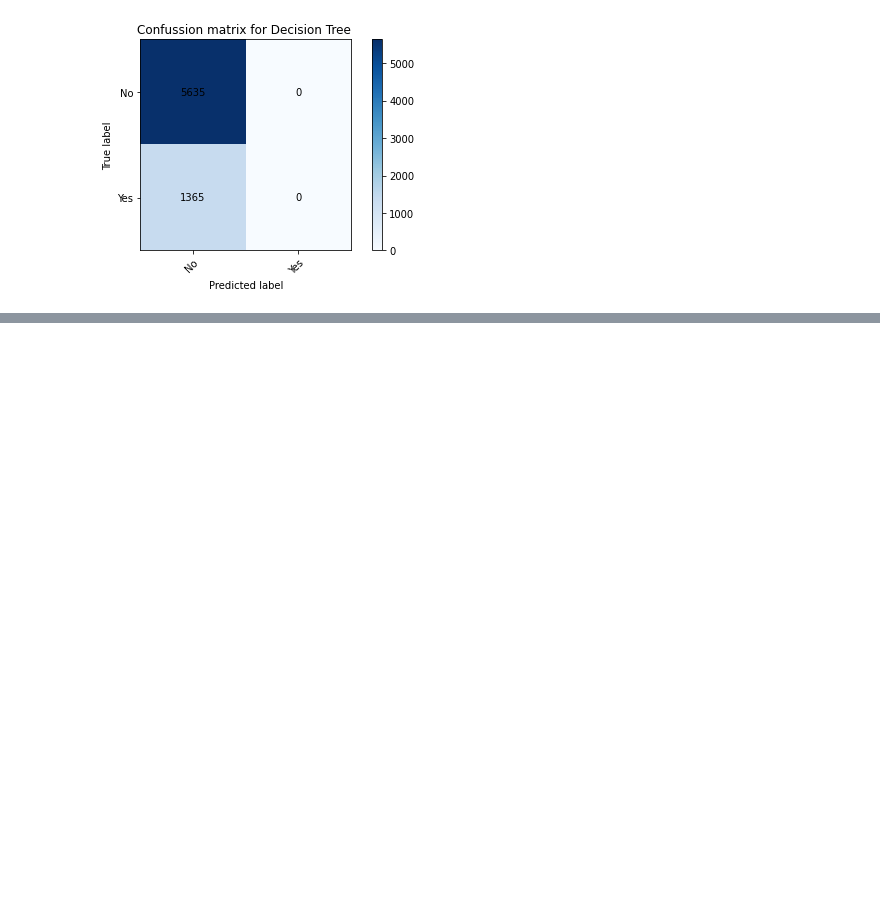
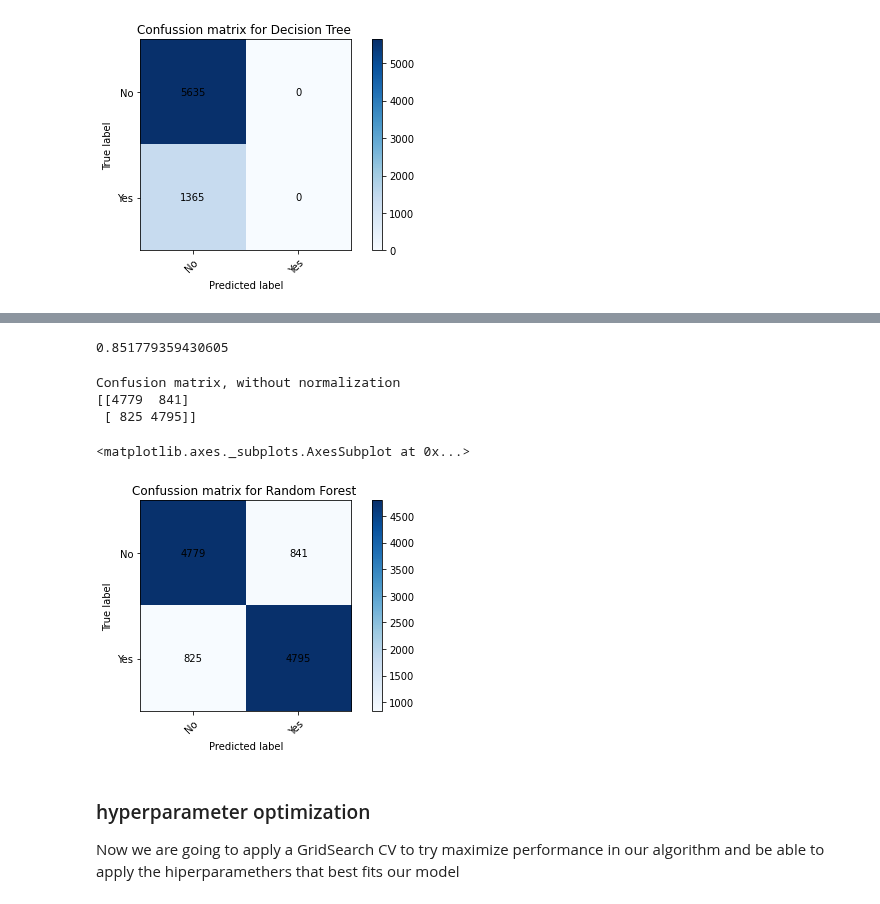
Before and after one commit to sarasabino/Accident_Rate_Project, a Jupyter notebook: Src/Notebooks/Model_selection.ipynb, the cells around one changed output, grey strips where cells are left out. Cells and saved outputs as stored; diff of their text form; code cells hidden in the pictures; blank space fills up the shorter version.

```diff
--- a/Src/Notebooks/Model_selection.ipynb
+++ b/Src/Notebooks/Model_selection.ipynb
@@ -365,0 +451,6 @@ Confusion matrix, without normalization
+# %%
+from sklearn.ensemble import RandomForestClassifier
+
+model = RandomForestClassifier()
+
+model.fit(X_train, y_train)
@@ -365,0 +466,19 @@ Confusion matrix, without normalization
+# %%
+model.score(X_test, y_test)
+# %% [output]
+0.851779359430605
+# %%
+y_predicted = model.predict(X_test)
+# %%
+classes = ['No', 'Yes']
+plot_confusion_matrix(y_test, y_predicted, classes=classes, title='Confussion matrix for Random Forest ')
+# %% [output]
+Confusion matrix, without normalization
+[[4779  841]
+ [ 825 4795]]
+<matplotlib.axes._subplots.AxesSubplot at 0x...>
+[figure, added]
+# %% [markdown]
+### hyperparameter optimization
+
+Now we are going to apply a GridSearch CV to try maximize performance in our algorithm and be able to apply the hiperparamethers that best fits our model
```
Also changed, not shown: parts of 40 cells of this notebook.
